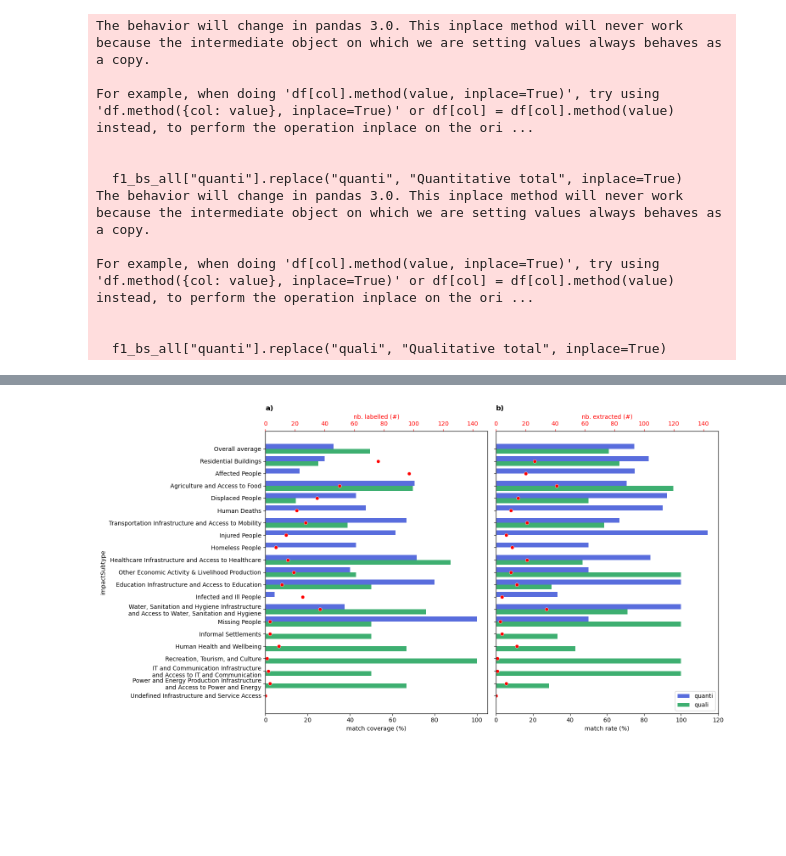
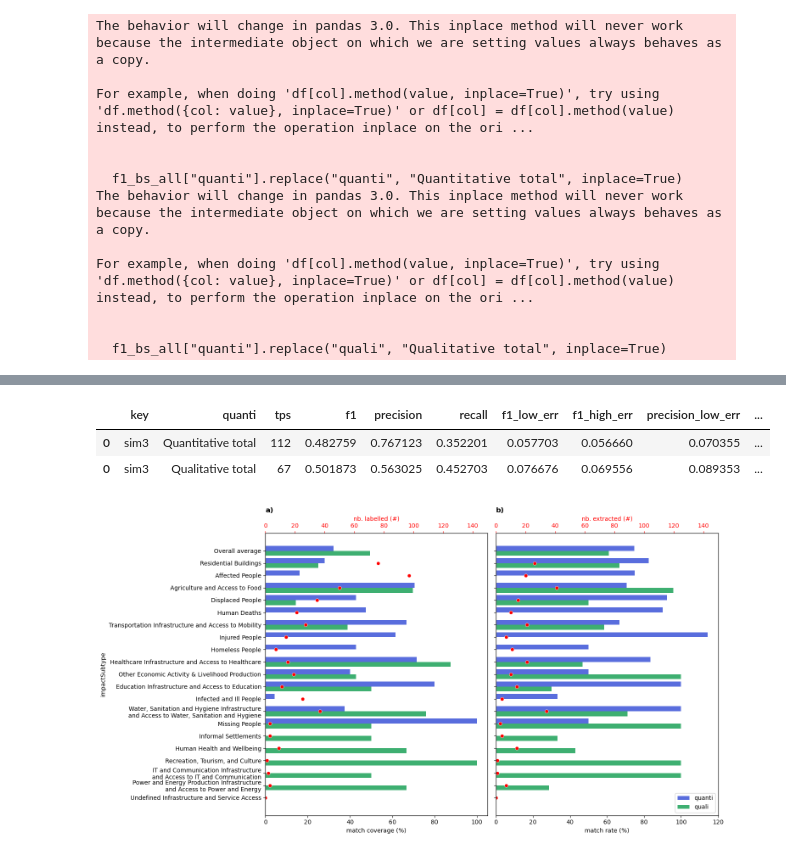
Before and after one commit to luseverin/ROUGE_database, a Jupyter notebook: notebooks/sensitivity_analysis.ipynb, the cells around one changed output, grey strips where cells are left out. Cells and saved outputs as stored; diff of their text form; code cells hidden in the pictures; blank space fills up the shorter version.

```diff
--- a/notebooks/sensitivity_analysis.ipynb
+++ b/notebooks/sensitivity_analysis.ipynb
@@ -460,3 +292,9 @@ plt.show()
+# %%
+f1_bs_all.loc[f1_bs_all["key"] == key]
+# %% [output]
+|  | key | quanti | tps | f1 | precision | recall | f1_low_err | f1_high_err | precision_low_err | ... |
+| 0 | sim3 | Quantitative total | 112 | 0.482759 | 0.767123 | 0.352201 | 0.057703 | 0.056660 | 0.070355 | ... |
+| 0 | sim3 | Qualitative total | 67 | 0.501873 | 0.563025 | 0.452703 | 0.076676 | 0.069556 | 0.089353 | ... |
 # %%
 from matplotlib.patches import bbox_artist
 from matplotlib.pyplot import subplot
```
Also changed, not shown: parts of 23 cells of this notebook.
